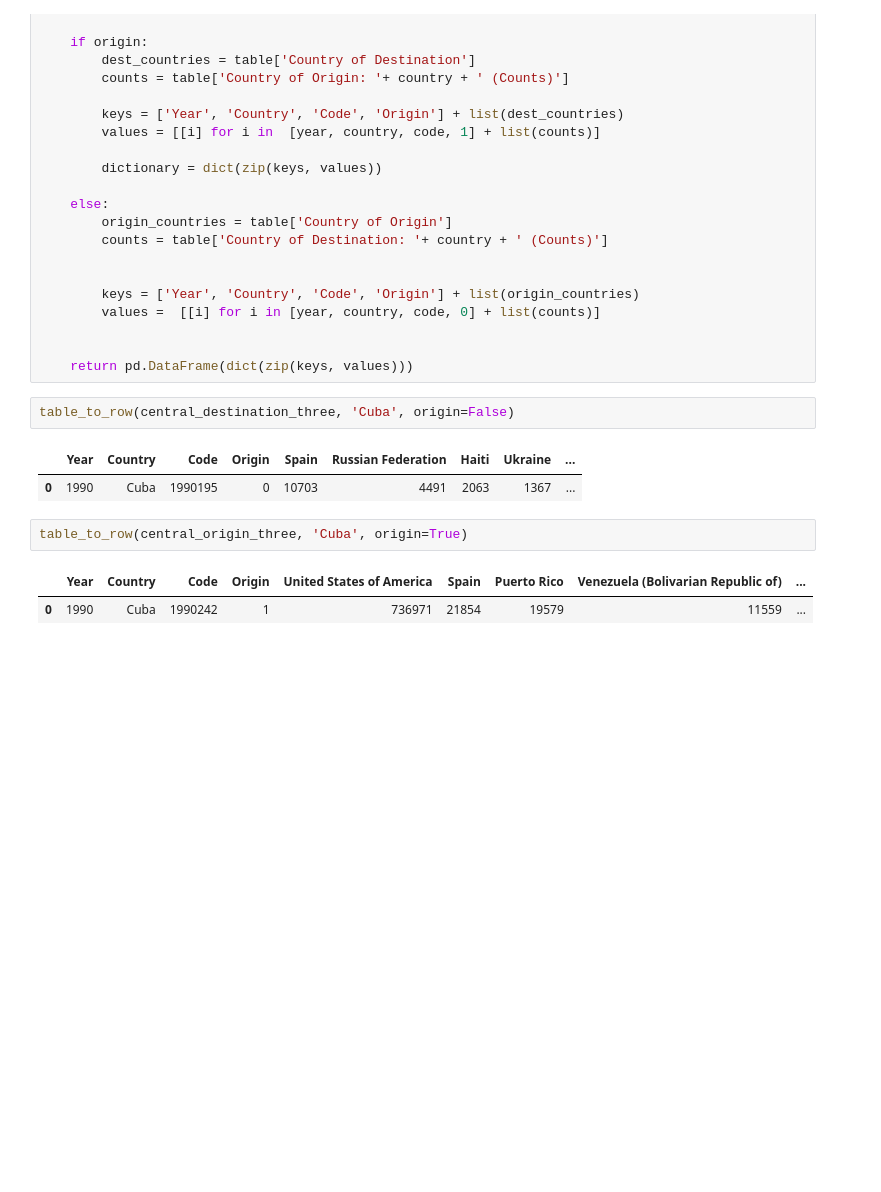
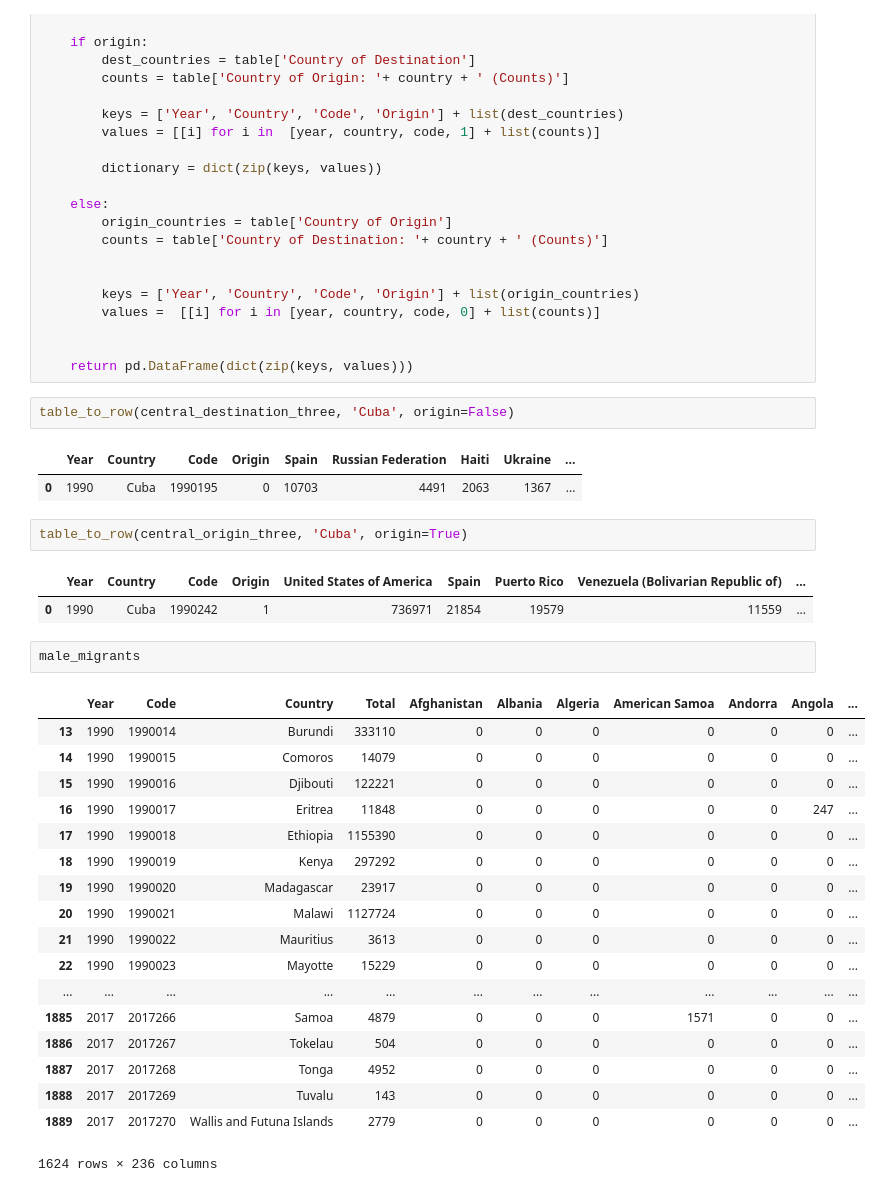
Before and after one commit to ds-modules/IAS-150, a Jupyter notebook: IAS_150_Data.ipynb, the cells around one changed output. Cells and saved outputs as stored; diff of their text form; blank space fills up the shorter version.

```diff
--- a/IAS_150_Data.ipynb
+++ b/IAS_150_Data.ipynb
@@ -92,3 +114,24 @@ table_to_row(central_origin_three, 'Cuba', origin=True)
 # %% [output]
 |  | Year | Country | Code | Origin | United States of America | Spain | Puerto Rico | Venezuela (Bolivarian Republic of) | ... |
 | 0 | 1990 | Cuba | 1990242 | 1 | 736971 | 21854 | 19579 | 11559 | ... |
+# %%
+male_migrants
+# %% [output]
+|  | Year | Code | Country | Total | Afghanistan | Albania | Algeria | American Samoa | Andorra | Angola | ... |
+| 13 | 1990 | 1990014 | Burundi | 333110 | 0 | 0 | 0 | 0 | 0 | 0 | ... |
+| 14 | 1990 | 1990015 | Comoros | 14079 | 0 | 0 | 0 | 0 | 0 | 0 | ... |
+| 15 | 1990 | 1990016 | Djibouti | 122221 | 0 | 0 | 0 | 0 | 0 | 0 | ... |
+| 16 | 1990 | 1990017 | Eritrea | 11848 | 0 | 0 | 0 | 0 | 0 | 247 | ... |
+| 17 | 1990 | 1990018 | Ethiopia | 1155390 | 0 | 0 | 0 | 0 | 0 | 0 | ... |
+| 18 | 1990 | 1990019 | Kenya | 297292 | 0 | 0 | 0 | 0 | 0 | 0 | ... |
+| 19 | 1990 | 1990020 | Madagascar | 23917 | 0 | 0 | 0 | 0 | 0 | 0 | ... |
+| 20 | 1990 | 1990021 | Malawi | 1127724 | 0 | 0 | 0 | 0 | 0 | 0 | ... |
+| 21 | 1990 | 1990022 | Mauritius | 3613 | 0 | 0 | 0 | 0 | 0 | 0 | ... |
+| 22 | 1990 | 1990023 | Mayotte | 15229 | 0 | 0 | 0 | 0 | 0 | 0 | ... |
+| ... | ... | ... | ... | ... | ... | ... | ... | ... | ... | ... | ... |
+| 1885 | 2017 | 2017266 | Samoa | 4879 | 0 | 0 | 0 | 1571 | 0 | 0 | ... |
+| 1886 | 2017 | 2017267 | Tokelau | 504 | 0 | 0 | 0 | 0 | 0 | 0 | ... |
+| 1887 | 2017 | 2017268 | Tonga | 4952 | 0 | 0 | 0 | 0 | 0 | 0 | ... |
+| 1888 | 2017 | 2017269 | Tuvalu | 143 | 0 | 0 | 0 | 0 | 0 | 0 | ... |
+| 1889 | 2017 | 2017270 | Wallis and Futuna Islands | 2779 | 0 | 0 | 0 | 0 | 0 | 0 | ... |
+1624 rows × 236 columns
```
Also changed, not shown: parts of 2 cells of this notebook, 2 other files.
